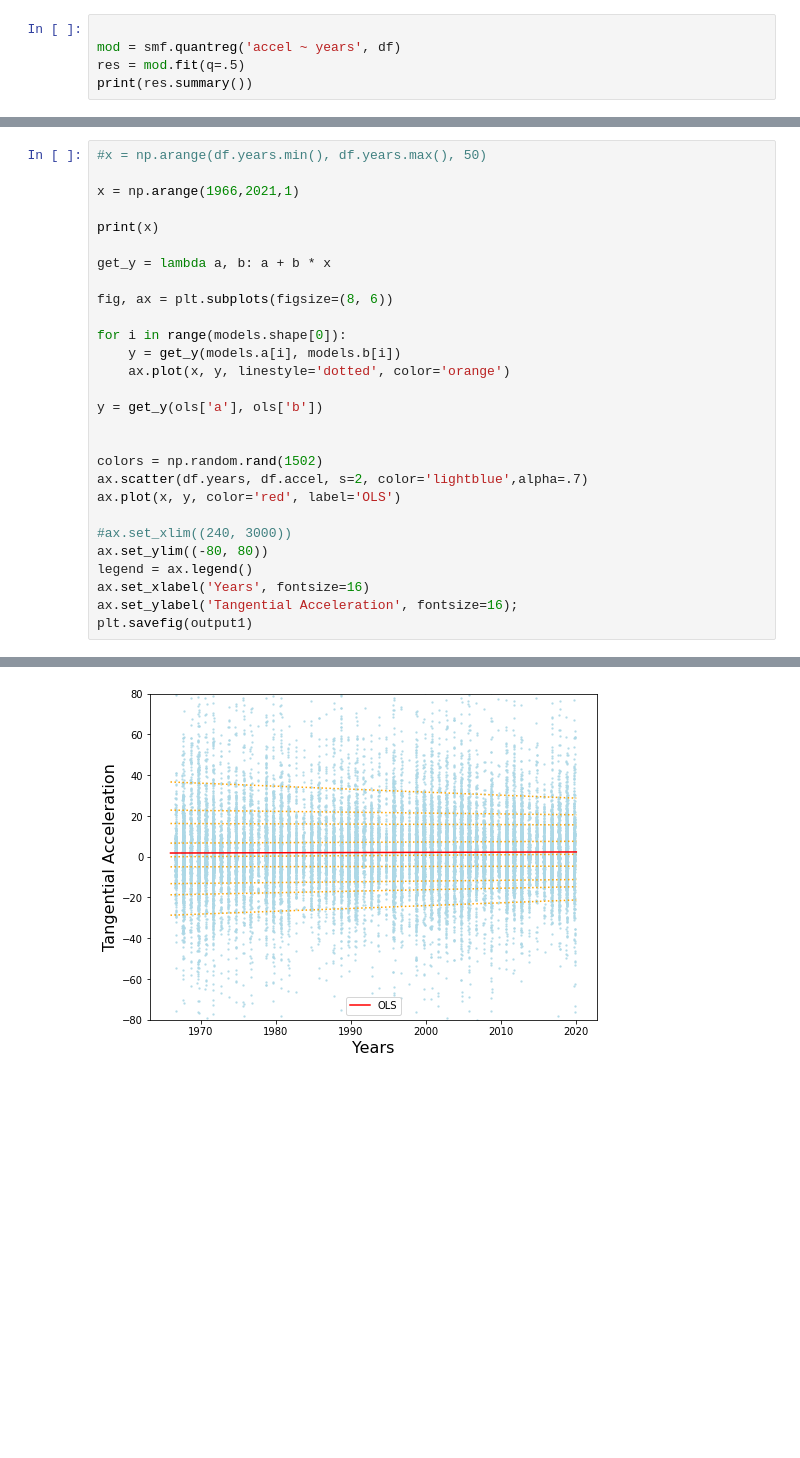
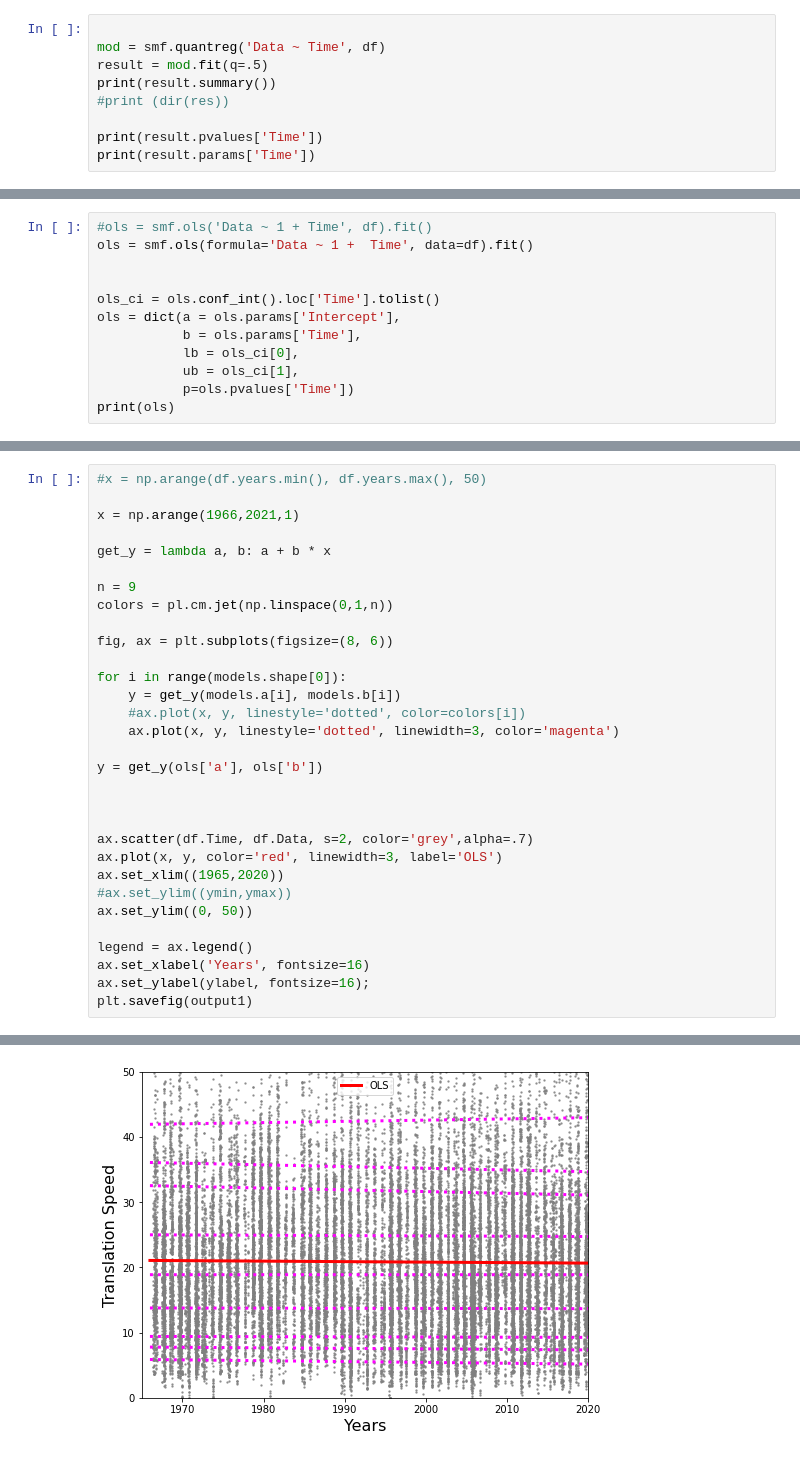
Before and after one commit to aiyyer/tcaccel, a Jupyter notebook: trend/python/qr.ipynb, the cells around one changed output, grey strips where cells are left out. Cells and saved outputs as stored; diff of their text form; blank space fills up the shorter version.

```diff
--- a/trend/python/qr.ipynb
+++ b/trend/python/qr.ipynb
@@ -99,8 +155,12 @@ Notes:
 # %%
 
-mod = smf.quantreg('accel ~ years', df)
-res = mod.fit(q=.5)
-print(res.summary())
+mod = smf.quantreg('Data ~ Time', df)
+result = mod.fit(q=.5)
+print(result.summary())
+#print (dir(res))
+
+print(result.pvalues['Time'])
+print(result.params['Time'])
 # %% [output]
                          QuantReg Regression Results
 ==============================================================================
@@ -159,0 +210,12 @@ print(ols)
+# %%
+#ols = smf.ols('Data ~ 1 + Time', df).fit()
+ols = smf.ols(formula='Data ~ 1 +  Time', data=df).fit()
+
+
+ols_ci = ols.conf_int().loc['Time'].tolist()
+ols = dict(a = ols.params['Intercept'],
+           b = ols.params['Time'],
+           lb = ols_ci[0],
+           ub = ols_ci[1],
+           p=ols.pvalues['Time'])
+print(ols)
@@ -162,27 +226,30 @@ print(ols)
 
 x = np.arange(1966,2021,1)
 
-print(x)
+get_y = lambda a, b: a + b * x
 
-get_y = lambda a, b: a + b * x
+n = 9
+colors = pl.cm.jet(np.linspace(0,1,n))
 
 fig, ax = plt.subplots(figsize=(8, 6))
 
 for i in range(models.shape[0]):
     y = get_y(models.a[i], models.b[i])
-    ax.plot(x, y, linestyle='dotted', color='orange')
+    #ax.plot(x, y, linestyle='dotted', color=colors[i])
+    ax.plot(x, y, linestyle='dotted', linewidth=3, color='magenta')
 
 y = get_y(ols['a'], ols['b'])
 
 
-colors = np.random.rand(1502)
-ax.scatter(df.years, df.accel, s=2, color='lightblue',alpha=.7)
-ax.plot(x, y, color='red', label='OLS')
 
-#ax.set_xlim((240, 3000))
-ax.set_ylim((-80, 80))
+ax.scatter(df.Time, df.Data, s=2, color='grey',alpha=.7)
+ax.plot(x, y, color='red', linewidth=3, label='OLS')
+ax.set_xlim((1965,2020))
+#ax.set_ylim((ymin,ymax))
+ax.set_ylim((0, 50))
+
 legend = ax.legend()
 ax.set_xlabel('Years', fontsize=16)
-ax.set_ylabel('Tangential Acceleration', fontsize=16);
+ax.set_ylabel(ylabel, fontsize=16);
 plt.savefig(output1)
 # %% [output]
@@ -193,4 +256,4 @@ plt.savefig(output1)
-[figure, old version]
+[figure, new version]
 # %%
 n = models.shape[0]
 p1 = plt.plot(models.q, models.b, color='black', label='Quantile Reg.')
```
Also changed, not shown: parts of 14 cells of this notebook, 9 other files.
